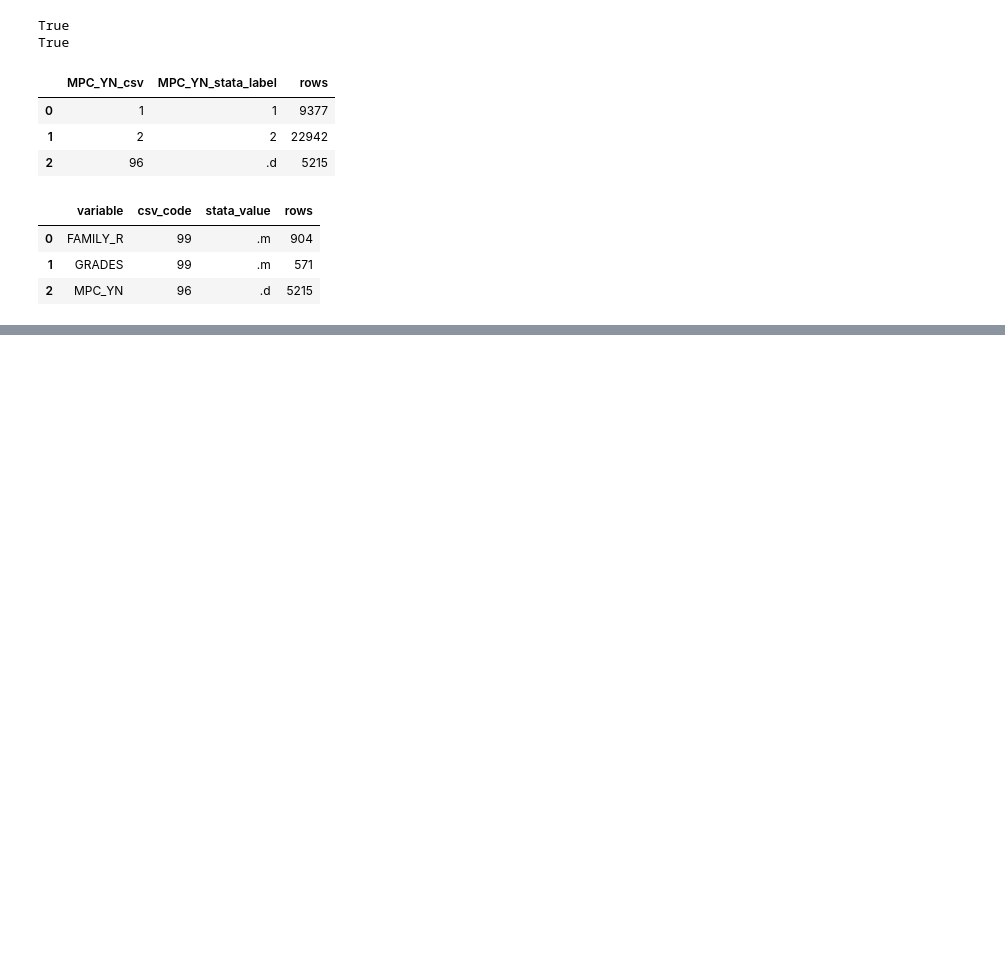
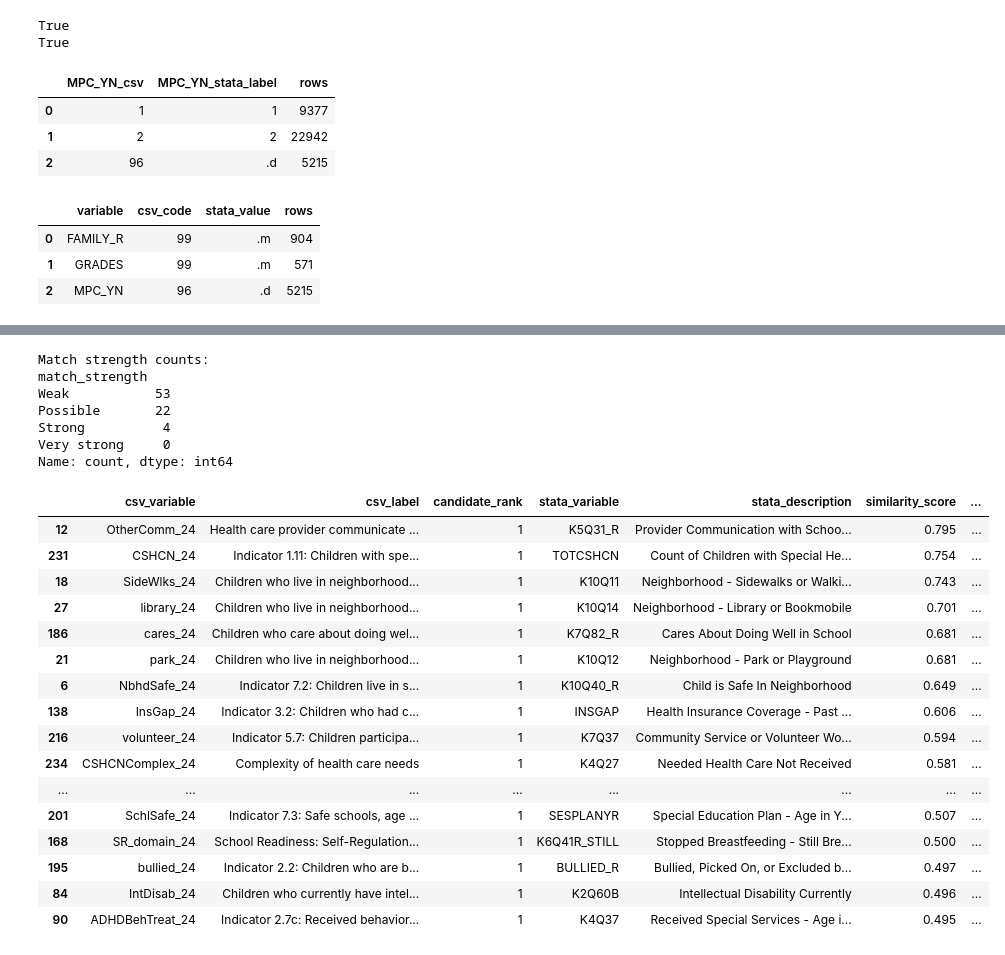
Before and after one commit to asarathy94/pediatric-mental-health-analysis, a Jupyter notebook: notebooks/01_data_exploration.ipynb, the cells around one changed output, grey strips where cells are left out. Drawn from its saved outputs; the diff is of its cells as text; code cells hidden in the pictures; blank space fills up the shorter version.

```diff
--- a/notebooks/01_data_exploration.ipynb
+++ b/notebooks/01_data_exploration.ipynb
@@ -1746,0 +2008,59 @@ else:
+# %%
+# Keep only the top-ranked candidate for each unmatched CSV variable
+
+best_label_matches = (
+    label_match_candidates[
+        label_match_candidates["candidate_rank"] == 1
+    ]
+    .copy()
+)
+
+best_label_matches["match_strength"] = pd.cut(
+    best_label_matches["similarity_score"],
+    bins=[0, 0.50, 0.70, 0.85, 1.00],
+    labels=[
+        "Weak",
+        "Possible",
+        "Strong",
+        "Very strong",
+    ],
+    include_lowest=True,
+)
+
+print("Match strength counts:")
+print(
+    best_label_matches["match_strength"]
+    .value_counts(dropna=False)
+)
+
+display(
+    best_label_matches.sort_values(
+        "similarity_score",
+        ascending=False
+    ).head(30)
+)
+# %% [output]
+Match strength counts:
+match_strength
+Weak           53
+Possible       22
+Strong          4
+Very strong     0
+Name: count, dtype: int64
+|  | csv_variable | csv_label | candidate_rank | stata_variable | stata_description | similarity_score | ... |
+| 12 | OtherComm_24 | Health care provider communicate ... | 1 | K5Q31_R | Provider Communication with Schoo... | 0.795 | ... |
+| 231 | CSHCN_24 | Indicator 1.11: Children with spe... | 1 | TOTCSHCN | Count of Children with Special He... | 0.754 | ... |
+| 18 | SideWlks_24 | Children who live in neighborhood... | 1 | K10Q11 | Neighborhood - Sidewalks or Walki... | 0.743 | ... |
+| 27 | library_24 | Children who live in neighborhood... | 1 | K10Q14 | Neighborhood - Library or Bookmobile | 0.701 | ... |
+| 186 | cares_24 | Children who care about doing wel... | 1 | K7Q82_R | Cares About Doing Well in School | 0.681 | ... |
+| 21 | park_24 | Children who live in neighborhood... | 1 | K10Q12 | Neighborhood - Park or Playground | 0.681 | ... |
+| 6 | NbhdSafe_24 | Indicator 7.2: Children live in s... | 1 | K10Q40_R | Child is Safe In Neighborhood | 0.649 | ... |
+| 138 | InsGap_24 | Indicator 3.2: Children who had c... | 1 | INSGAP | Health Insurance Coverage - Past ... | 0.606 | ... |
+| 216 | volunteer_24 | Indicator 5.7: Children participa... | 1 | K7Q37 | Community Service or Volunteer Wo... | 0.594 | ... |
+| 234 | CSHCNComplex_24 | Complexity of health care needs | 1 | K4Q27 | Needed Health Care Not Received | 0.581 | ... |
+| ... | ... | ... | ... | ... | ... | ... | ... |
+| 201 | SchlSafe_24 | Indicator 7.3: Safe schools, age ... | 1 | SESPLANYR | Special Education Plan - Age in Y... | 0.507 | ... |
+| 168 | SR_domain_24 | School Readiness: Self-Regulation... | 1 | K6Q41R_STILL | Stopped Breastfeeding - Still Bre... | 0.500 | ... |
+| 195 | bullied_24 | Indicator 2.2: Children who are b... | 1 | BULLIED_R | Bullied, Picked On, or Excluded b... | 0.497 | ... |
+| 84 | IntDisab_24 | Children who currently have intel... | 1 | K2Q60B | Intellectual Disability Currently | 0.496 | ... |
+| 90 | ADHDBehTreat_24 | Indicator 2.7c: Received behavior... | 1 | K4Q37 | Received Special Services - Age i... | 0.495 | ... |
```
Also changed, not shown: parts of 46 cells of this notebook, 1 other file.
